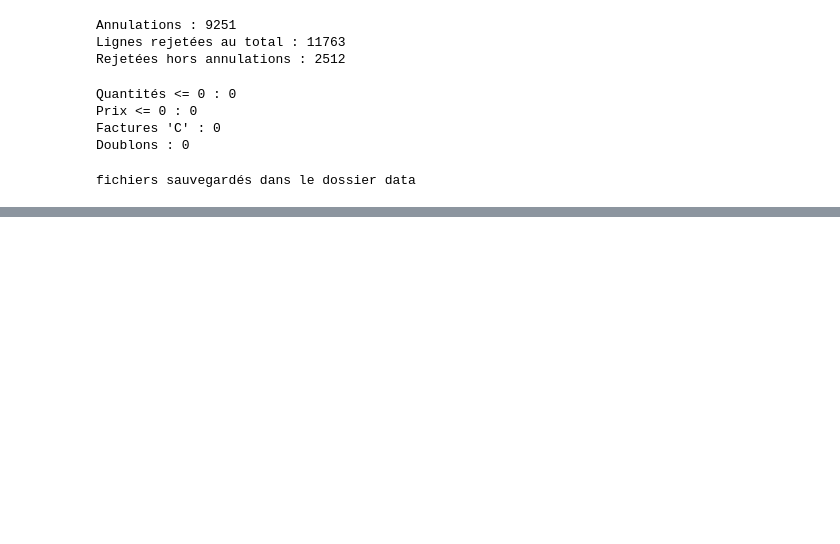
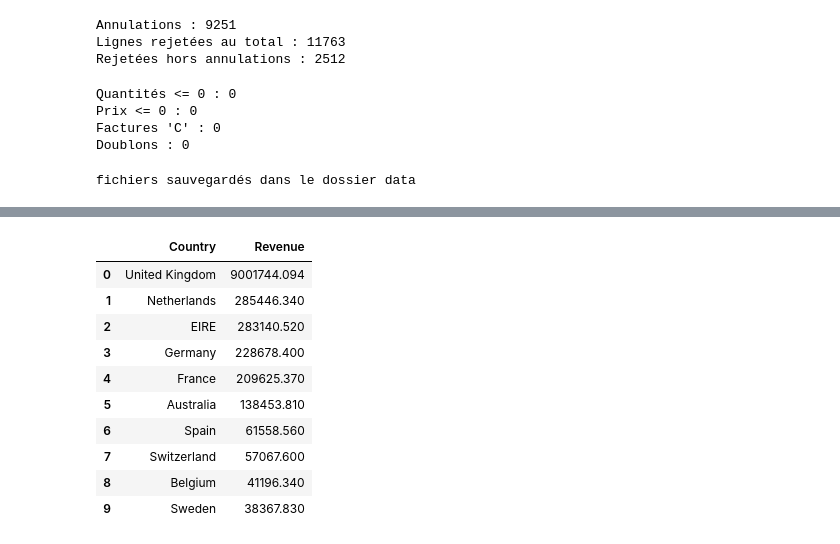
Before and after one commit to Hiba1304/real-time-ecommerce-data-engineering, a Jupyter notebook: notebooks/data_exploration.ipynb, the cells around one changed output, grey strips where cells are left out. Saved outputs shown, nothing was run; the diff lists cells and outputs as text; code cells hidden in the pictures; blank space fills up the shorter version.

```diff
--- a/notebooks/data_exploration.ipynb
+++ b/notebooks/data_exploration.ipynb
@@ -231,0 +236,16 @@ print("Panier moyen :", round(df_sales.groupby("InvoiceNo")["Revenue"].sum().mea
+# %%
+#gold CA par country
+gold_country = (df_sales.groupby("Country")["Revenue"].sum().sort_values(ascending=False).reset_index())
+gold_country.head(10)
+# %% [output]
+|  | Country | Revenue |
+| 0 | United Kingdom | 9001744.094 |
+| 1 | Netherlands | 285446.340 |
+| 2 | EIRE | 283140.520 |
+| 3 | Germany | 228678.400 |
+| 4 | France | 209625.370 |
+| 5 | Australia | 138453.810 |
+| 6 | Spain | 61558.560 |
+| 7 | Switzerland | 57067.600 |
+| 8 | Belgium | 41196.340 |
+| 9 | Sweden | 38367.830 |
```
Also changed, not shown: parts of 7 cells of this notebook, 3 other files.
